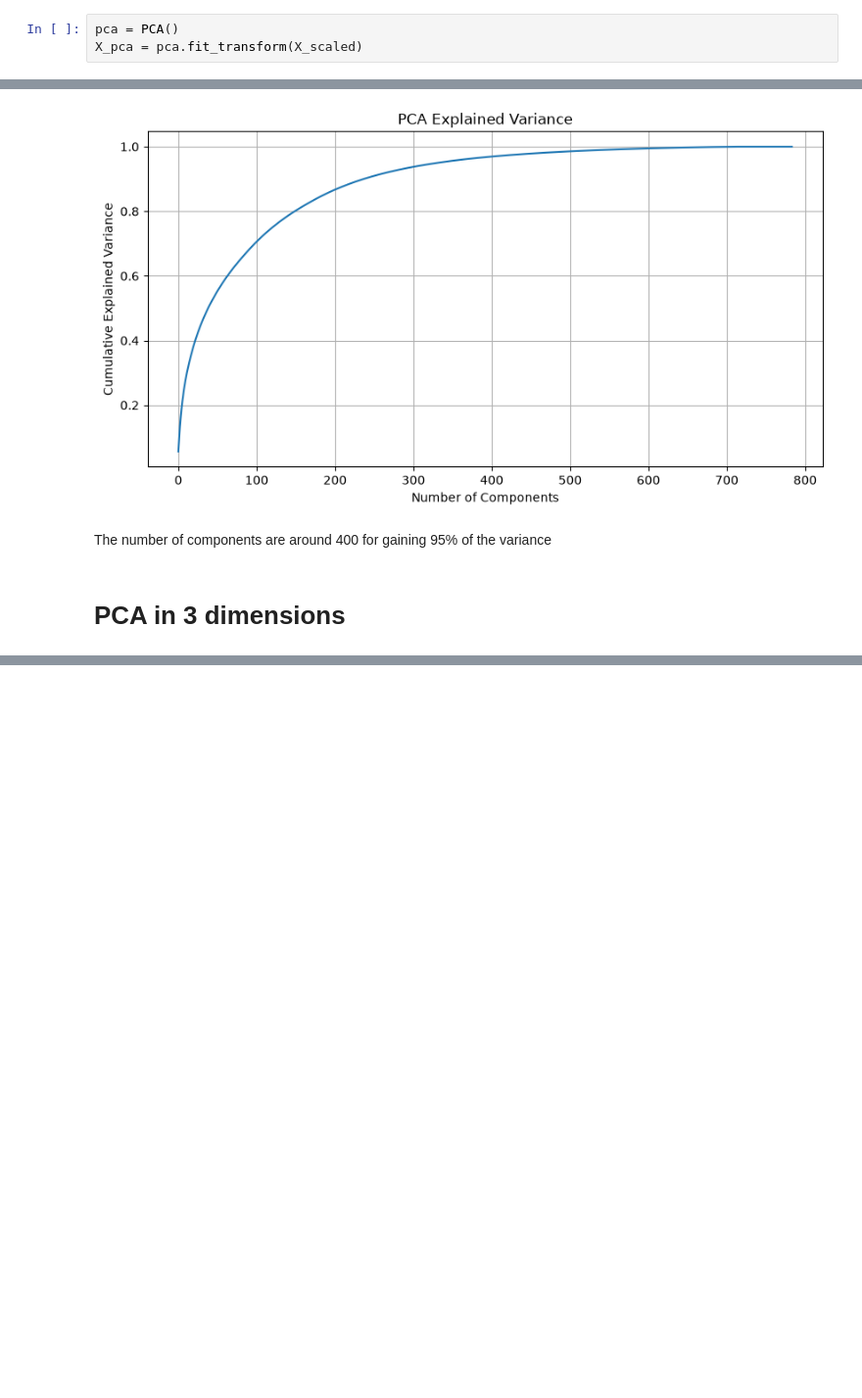
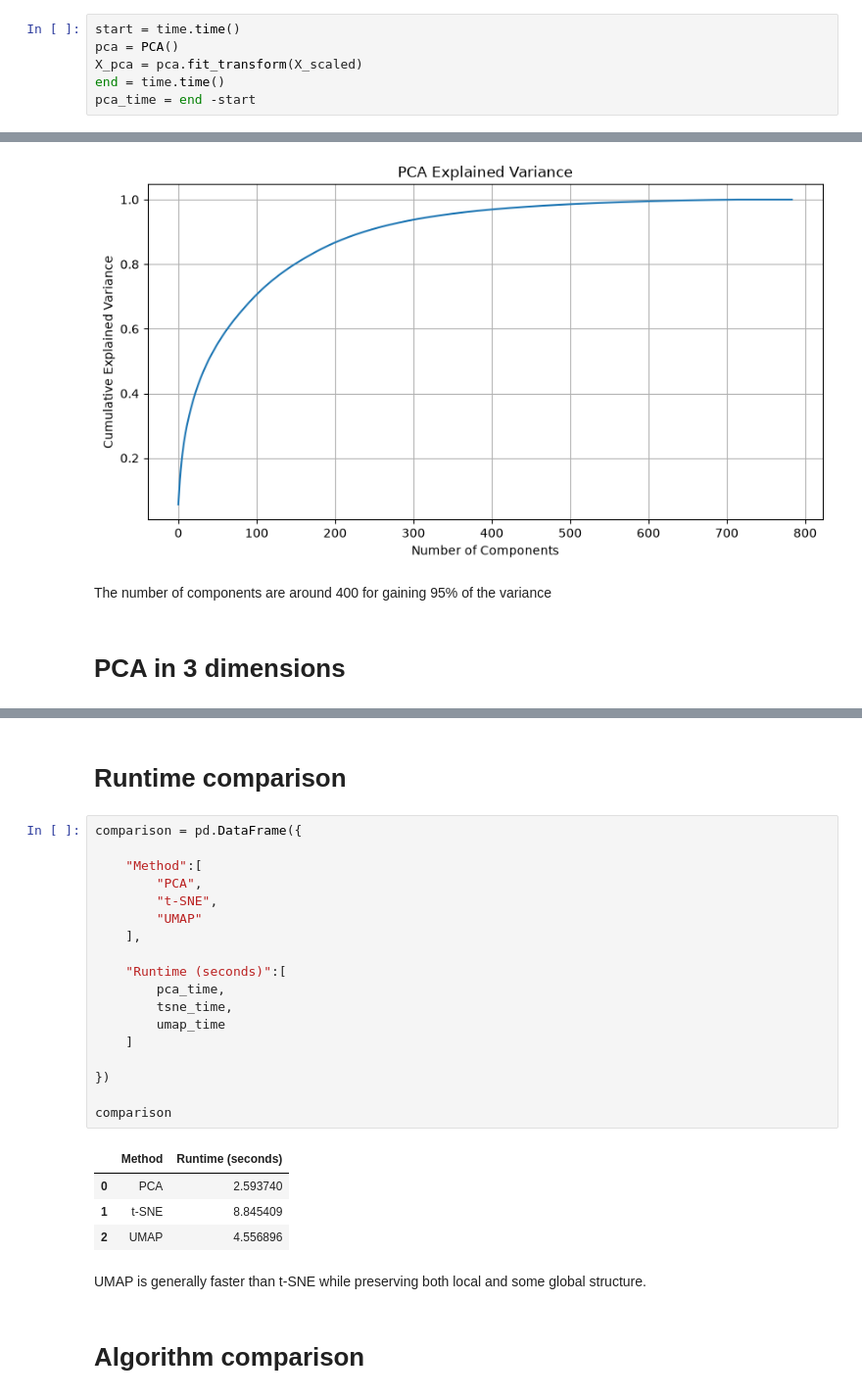
Before and after one commit to shy942/ML-exploration, a Jupyter notebook: notebooks/06_Dimensionality_Reduction.ipynb, the cells around one changed output, grey strips where cells are left out. Shown at 98% size. Cells and saved outputs as stored; diff of their text form; blank space fills up the shorter version.

```diff
--- a/notebooks/06_Dimensionality_Reduction.ipynb
+++ b/notebooks/06_Dimensionality_Reduction.ipynb
@@ -79,8 +77,11 @@ X_scaled = scaler.fit_transform(X)
 # %% [markdown]
 # Principal Component Analysis (PCA)
 # %%
+start = time.time()
 pca = PCA()
 X_pca = pca.fit_transform(X_scaled)
+end = time.time()
+pca_time = end -start
 # %% [markdown]
 # Variance explanation
 # %% [markdown]
@@ -110,0 +198,29 @@ The number of components are around 400 for gaining 95% of the variance
+# %% [markdown]
+# Runtime comparison
+# %%
+comparison = pd.DataFrame({
+
+    "Method":[
+        "PCA",
+        "t-SNE",
+        "UMAP"
+    ],
+
+    "Runtime (seconds)":[
+        pca_time,
+        tsne_time,
+        umap_time
+    ]
+
+})
+
+comparison
+# %% [output]
+|  | Method | Runtime (seconds) |
+| 0 | PCA | 2.593740 |
+| 1 | t-SNE | 8.845409 |
+| 2 | UMAP | 4.556896 |
+# %% [markdown]
+UMAP is generally faster than t-SNE while preserving both local and some global structure.
+# %% [markdown]
+# Algorithm comparison
```
Also changed, not shown: parts of 14 cells of this notebook.
